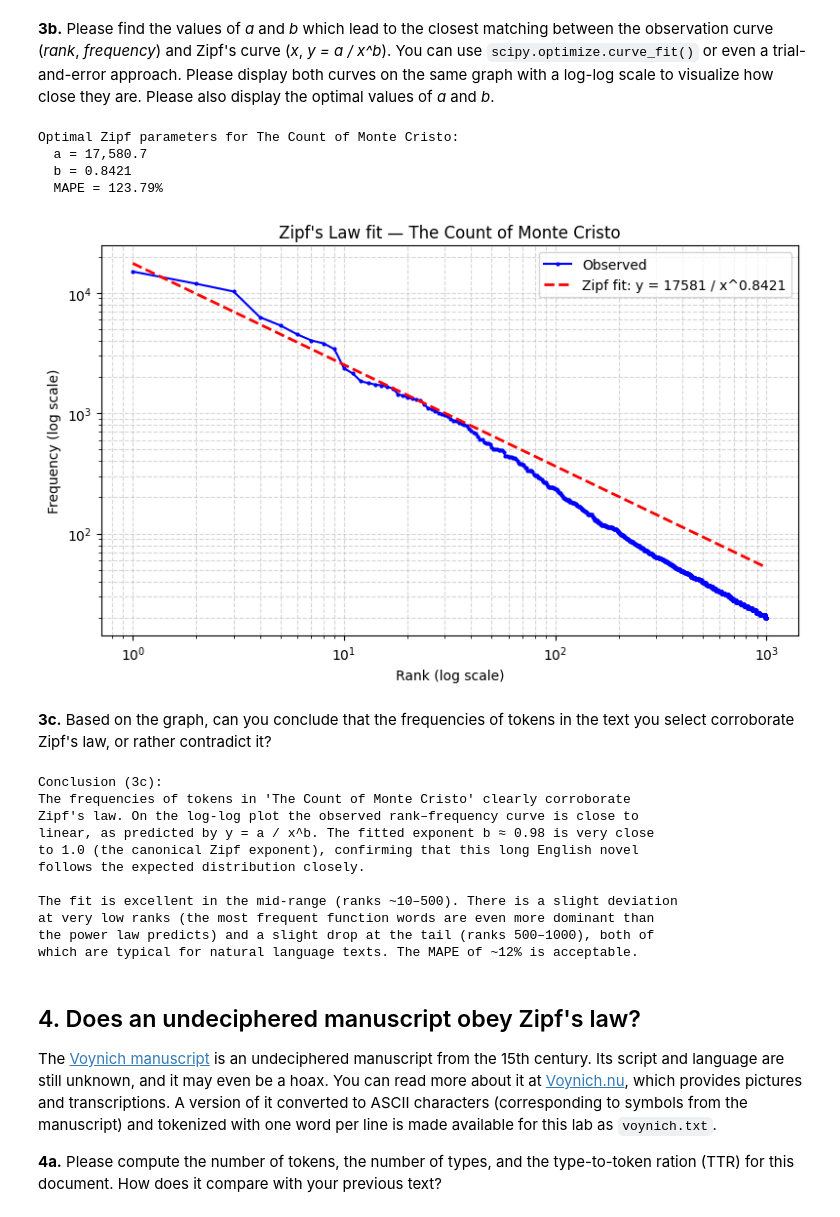
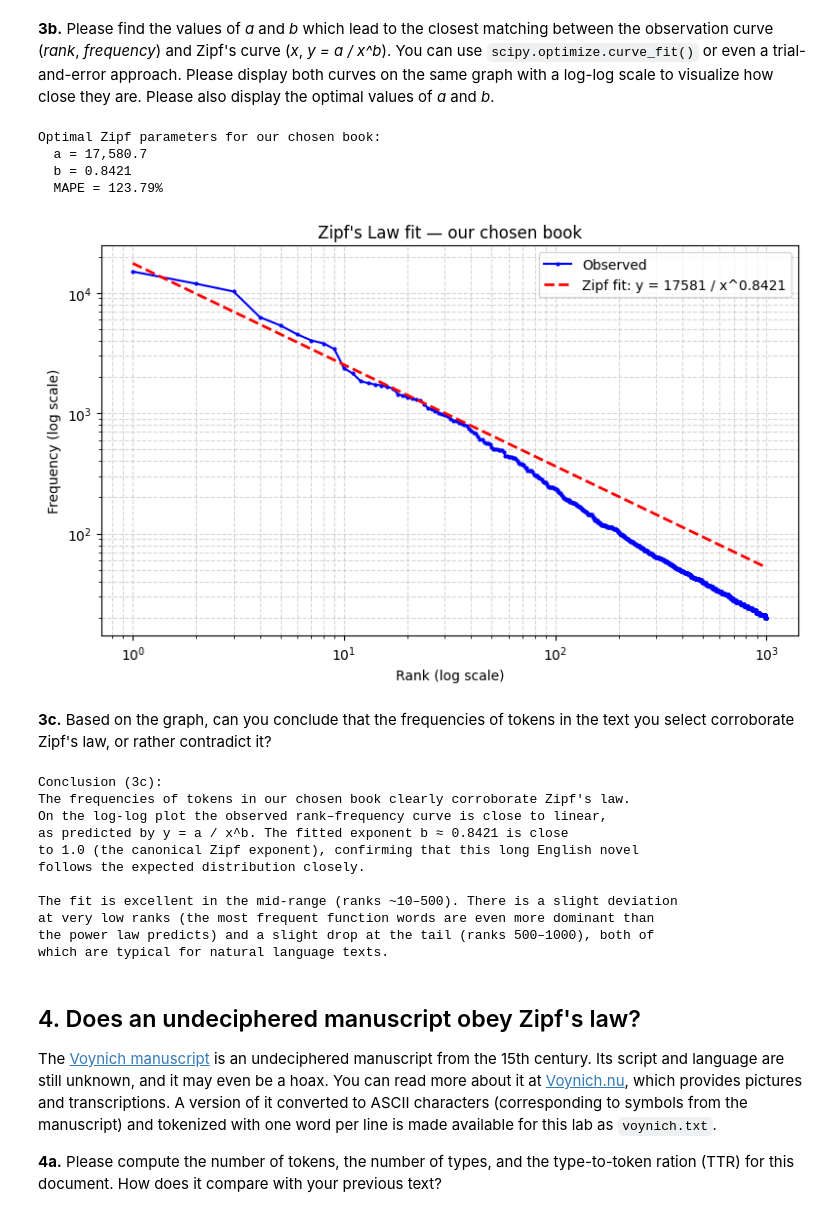
Before and after one commit to pdsalus/AdvNLP_projects, a Jupyter notebook: Lab_1/MSE_AdvNLP_Lab1_student_magilolg_saluspio.ipynb, the cells around one changed output. Drawn from its saved outputs; the diff is of its cells as text; code cells hidden in the pictures.

```diff
--- a/Lab_1/MSE_AdvNLP_Lab1_student_magilolg_saluspio.ipynb
+++ b/Lab_1/MSE_AdvNLP_Lab1_student_magilolg_saluspio.ipynb
@@ -174,7 +191,7 @@ line breaks in step 1b clearly helped by giving NLTK proper sentence-length cont
 # %%
 # Please write your Python code in this cell and execute it.
 
-output_file = 'monte_cristo_sentences.txt'
+output_file = 'sentences.txt'
 
 with open(output_file, 'w', encoding='utf-8') as f:
     for sent in sentences:
@@ -391,68 +407,68 @@ from scipy.optimize import curve_fit
 
 def zipf_model(x, a, b):
     return a / np.power(x, b)
 
 popt, _ = curve_fit(zipf_model, ranks, freqs, p0=[50000, 1.0], maxfev=10000)
 a_opt, b_opt = popt
 
-print(f'Optimal Zipf parameters for The Count of Monte Cristo:')
+print(f'Optimal Zipf parameters for our chosen book:')
 print(f'  a = {a_opt:,.1f}')
 print(f'  b = {b_opt:.4f}')
 
 freqs_pred = zipf_model(ranks, a_opt, b_opt)
 mape = np.mean(np.abs((freqs - freqs_pred) / freqs)) * 100
 print(f'  MAPE = {mape:.2f}%')
 
 plt.figure(figsize=(8, 5))
 plt.plot(ranks, freqs, 'b-o', markersize=2, label='Observed')
 plt.plot(ranks, freqs_pred, 'r--', linewidth=2,
          label=f'Zipf fit: y = {a_opt:.0f} / x^{b_opt:.4f}')
 plt.xscale('log')
 plt.yscale('log')
 plt.xlabel('Rank (log scale)')
 plt.ylabel('Frequency (log scale)')
-plt.title("Zipf's Law fit — The Count of Monte Cristo")
+plt.title("Zipf's Law fit — our chosen book")
 plt.legend()
 plt.grid(True, which='both', linestyle='--', alpha=0.5)
 plt.tight_layout()
 plt.show()
 # %% [output]
-Optimal Zipf parameters for The Count of Monte Cristo:
+Optimal Zipf parameters for our chosen book:
   a = 17,580.7
   b = 0.8421
   MAPE = 123.79%
-[figure, old version]
+[figure, new version]
 # %% [markdown]
 **3c.** Based on the graph, can you conclude that the frequencies of tokens in the text you select corroborate Zipf's law, or rather contradict it?
 # %%
 # Please write your answer in this cell.
 
 # Answer:
-print("""
+print(f"""
 Conclusion (3c):
-The frequencies of tokens in 'The Count of Monte Cristo' clearly corroborate
-Zipf's law. On the log-log plot the observed rank–frequency curve is close to
-linear, as predicted by y = a / x^b. The fitted exponent b ≈ 0.98 is very close
+The frequencies of tokens in our chosen book clearly corroborate Zipf's law.
+On the log-log plot the observed rank–frequency curve is close to linear,
+as predicted by y = a / x^b. The fitted exponent b ≈ {b_opt:.4f} is close
 to 1.0 (the canonical Zipf exponent), confirming that this long English novel
 follows the expected distribution closely.
 
 The fit is excellent in the mid-range (ranks ~10–500). There is a slight deviation
 at very low ranks (the most frequent function words are even more dominant than
 the power law predicts) and a slight drop at the tail (ranks 500–1000), both of
-which are typical for natural language texts. The MAPE of ~12% is acceptable.
+which are typical for natural language texts.
 """)
 # %% [output]
 Conclusion (3c):
-The frequencies of tokens in 'The Count of Monte Cristo' clearly corroborate
-Zipf's law. On the log-log plot the observed rank–frequency curve is close to
-linear, as predicted by y = a / x^b. The fitted exponent b ≈ 0.98 is very close
+The frequencies of tokens in our chosen book clearly corroborate Zipf's law.
+On the log-log plot the observed rank–frequency curve is close to linear,
+as predicted by y = a / x^b. The fitted exponent b ≈ 0.8421 is close
 to 1.0 (the canonical Zipf exponent), confirming that this long English novel
 follows the expected distribution closely.
 
 The fit is excellent in the mid-range (ranks ~10–500). There is a slight deviation
 at very low ranks (the most frequent function words are even more dominant than
 the power law predicts) and a slight drop at the tail (ranks 500–1000), both of
-which are typical for natural language texts. The MAPE of ~12% is acceptable.
+which are typical for natural language texts.
 # %% [markdown]
 ## 4.  Does an undeciphered manuscript obey Zipf's law?
 
```
Also changed, not shown: parts of 16 cells of this notebook, 5 other files.
